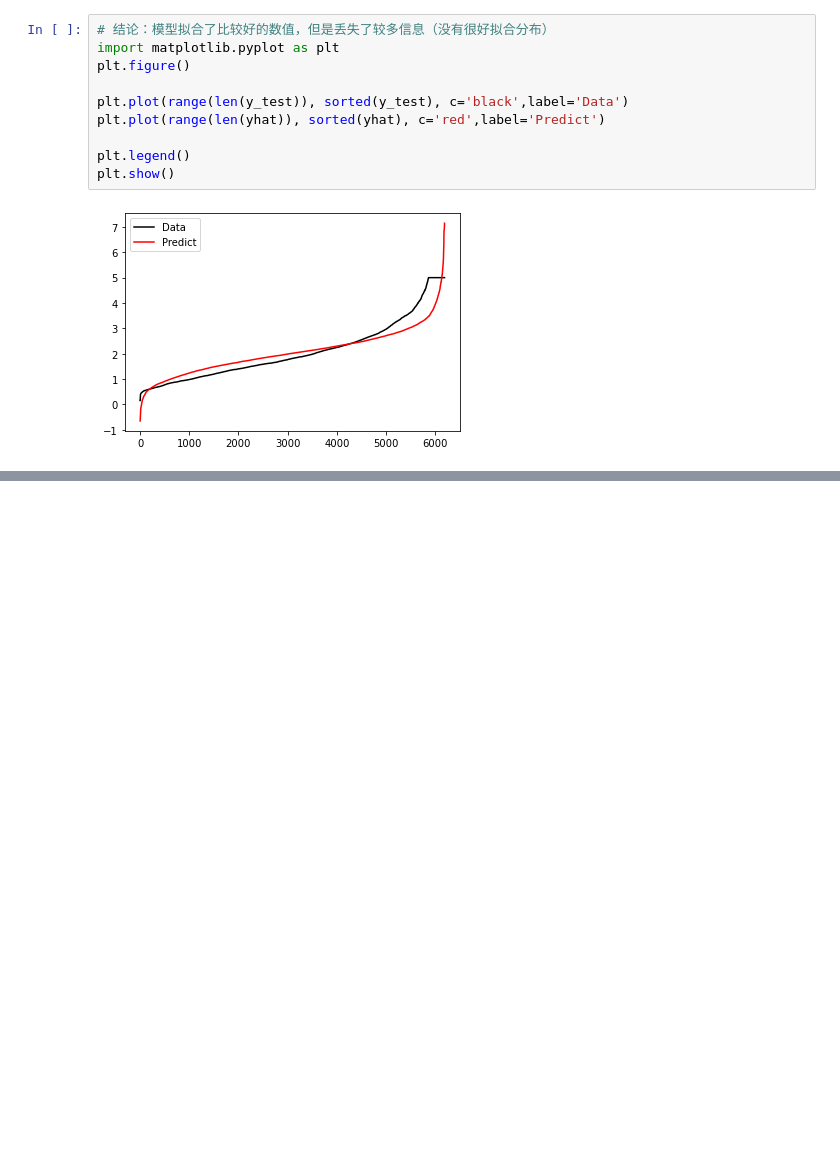
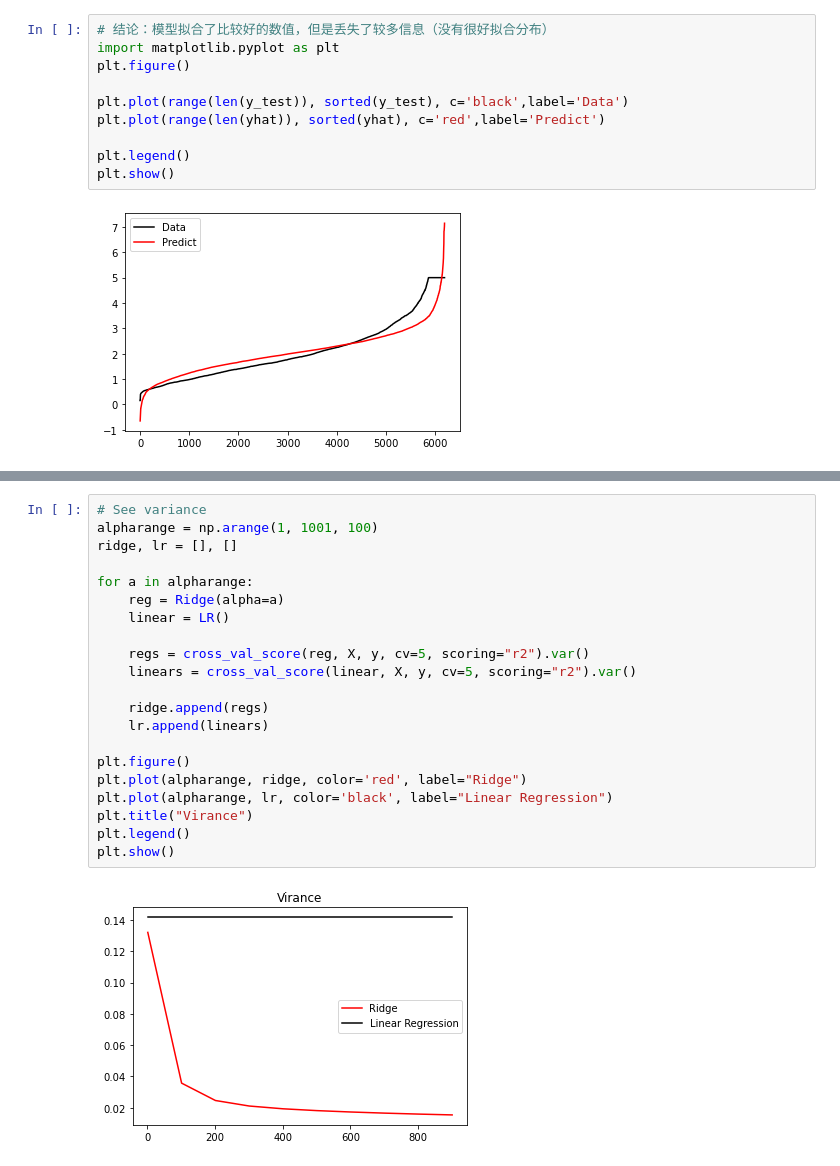
Before and after one commit to XiuyueZhang/sklearn-learning, a Jupyter notebook: week 9/Linear Regression.ipynb, the cells around one changed output, grey strips where cells are left out. Drawn from its saved outputs; the diff is of its cells as text; blank space fills up the shorter version.

```diff
--- a/week 9/Linear Regression.ipynb
+++ b/week 9/Linear Regression.ipynb
@@ -200,0 +262,23 @@ plt.show()
+# %%
+# See variance
+alpharange = np.arange(1, 1001, 100)
+ridge, lr = [], []
+
+for a in alpharange:
+    reg = Ridge(alpha=a)
+    linear = LR()
+
+    regs = cross_val_score(reg, X, y, cv=5, scoring="r2").var()
+    linears = cross_val_score(linear, X, y, cv=5, scoring="r2").var()
+
+    ridge.append(regs)
+    lr.append(linears)
+
+plt.figure()
+plt.plot(alpharange, ridge, color='red', label="Ridge")
+plt.plot(alpharange, lr, color='black', label="Linear Regression")
+plt.title("Virance")
+plt.legend()
+plt.show()
+# %% [output]
+[figure, added]
```
Also changed, not shown: parts of 107 cells of this notebook.
